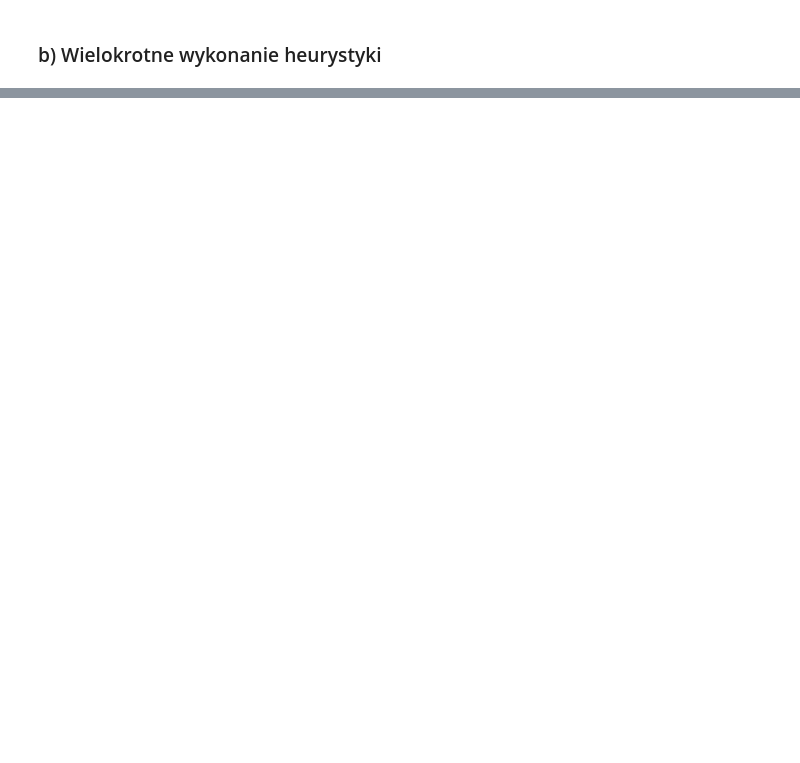
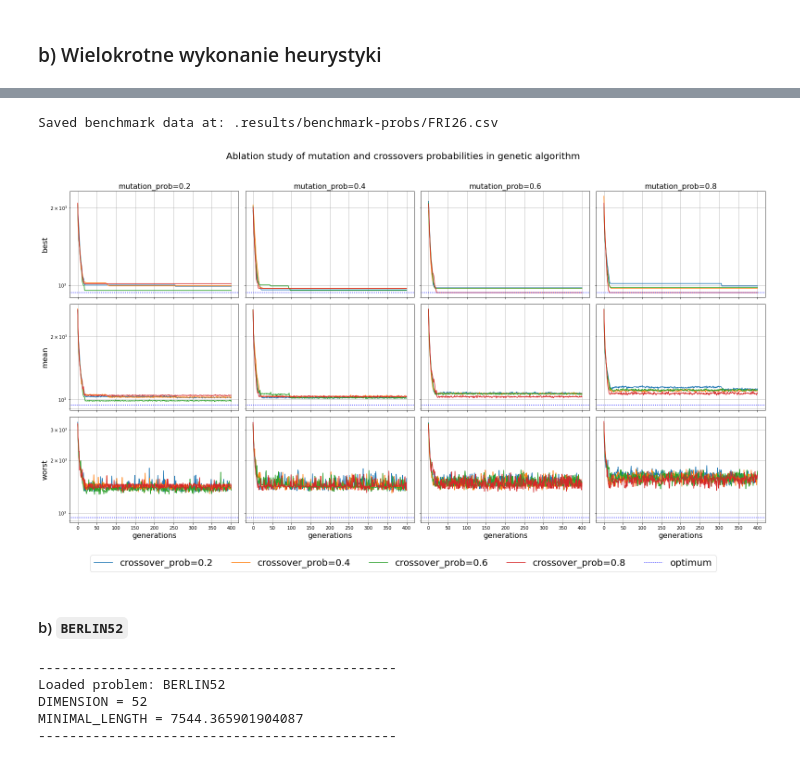
Before and after one commit to PatRyg99/ML-PWR-2022, a Jupyter notebook: Lista 2/lista-2.ipynb, the cells around one changed output, grey strips where cells are left out. Drawn from its saved outputs; the diff is of its cells as text; code cells hidden in the pictures; blank space fills up the shorter version.

Commit message:
Added GA params benchmarks

```diff
--- a/Lista 2/lista-2.ipynb
+++ b/Lista 2/lista-2.ipynb
@@ -80,0 +129,3 @@ Repeat [3/3]: 34997.0
+# %%
+problem_names = ["FRI26", "BERLIN52", "KROA100", "TSP225"]
+problems = [Problem.load_from_name(problem_name) for problem_name in problem_names]
@@ -80,0 +169,2 @@ Repeat [3/3]: 34997.0
+# %%
+problem = Problem.load_from_name("FRI26")
@@ -80,0 +187,24 @@ Repeat [3/3]: 34997.0
+# %%
+GENERATIONS = 400
+POP_SIZE = 500
+TOUR_RATIO = 0.6
+
+mutation_probs = [0.2, 0.4, 0.6, 0.8]
+crossover_probs = [0.2, 0.4, 0.6, 0.8]
+
+# Results already collected
+# benchmark_probs(problem, GENERATIONS, POP_SIZE, TOUR_RATIO, mutation_probs, crossover_probs, csv_path=".results/benchmark-probs/")
+plot_benchmark_probs(f".results/benchmark-probs/{problem.name}.csv", optimum=problem.minimal_length)
+# %% [output]
+Saved benchmark data at: .results/benchmark-probs/FRI26.csv
+[figure, added]
+# %% [markdown]
+#### b) `BERLIN52`
+# %%
+problem = Problem.load_from_name("BERLIN52")
+# %% [output]
+----------------------------------------------
+Loaded problem: BERLIN52
+DIMENSION = 52
+MINIMAL_LENGTH = 7544.365901904087
+----------------------------------------------
```
Also changed, not shown: parts of 35 cells of this notebook, 35 other files.
